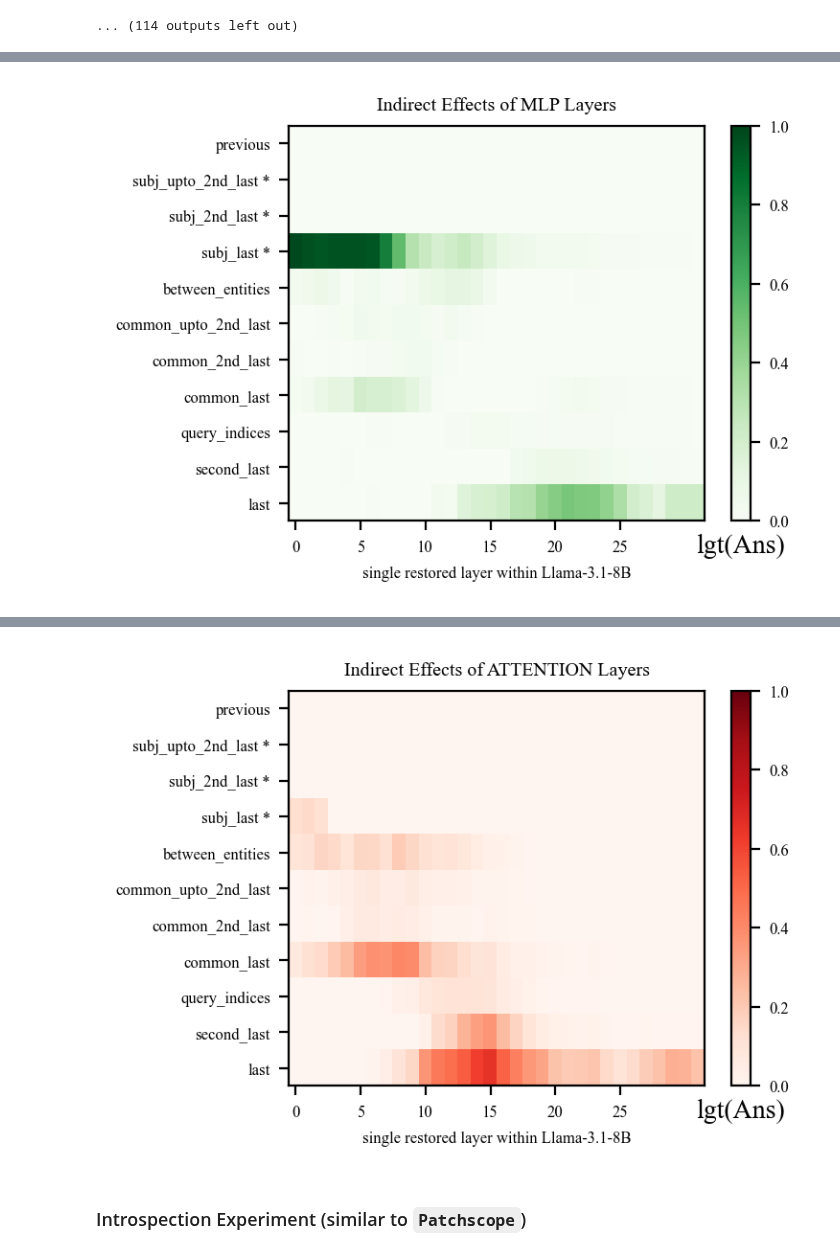
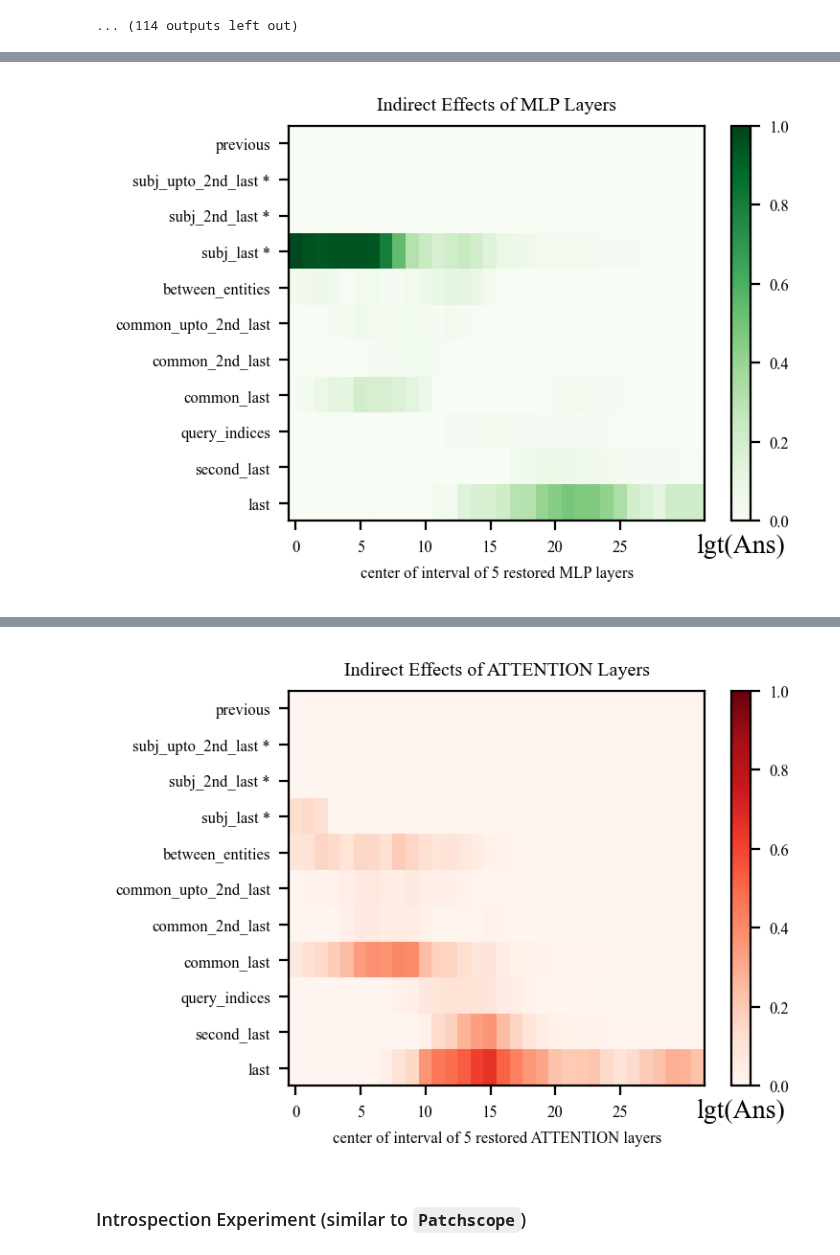
Before and after one commit to arnab-api/filter, a Jupyter notebook: notebooks/00_preli_exps.ipynb, the cells around one changed output, grey strips where cells are left out. Cells and saved outputs as stored; diff of their text form; code cells hidden in the pictures.

```diff
--- a/notebooks/00_preli_exps.ipynb
+++ b/notebooks/00_preli_exps.ipynb
@@ -380,13 +380,13 @@ False
 # clean_entity = "Miles Davis"
 # patch_entity = "Natalie Portman"
 
-# common_entity = "python"
-# clean_entity = "java"
-# patch_entity = "cobra"
+common_entity = "python"
+clean_entity = "java"
+patch_entity = "cobra"
 
-common_entity = "Vasco da Gama"
-clean_entity = "placeholder"
-patch_entity = "Christopher Columbus"
+# common_entity = "Vasco da Gama"
+# clean_entity = "placeholder"
+# patch_entity = "Christopher Columbus"
 
 clean_prompt = prepare_probing_input(
     mt=mt,
@@ -843,7 +846,9 @@ for kind in ["residual", "mlp", "attention"]:
 
     aie = average_indirect_effects(
         categorized_effects=categorized_effects,
-        kind=kind
+        kind=kind,
+        window=trace_res.window,
+        metric=trace_res.metric,
     )
 
     plot_trace_heatmap(
@@ -890 +895 @@ for kind in ["residual", "mlp", "attention"]:
-[figure, old version]
+[figure, new version]
@@ -908,4 +913,4 @@ for kind in ["residual", "mlp", "attention"]:
-[figure, old version]
+[figure, new version]
 # %% [markdown]
 ### Introspection Experiment (similar to `Patchscope`)
 # %%
```
Also changed, not shown: parts of 4 cells of this notebook, 3 other files.
